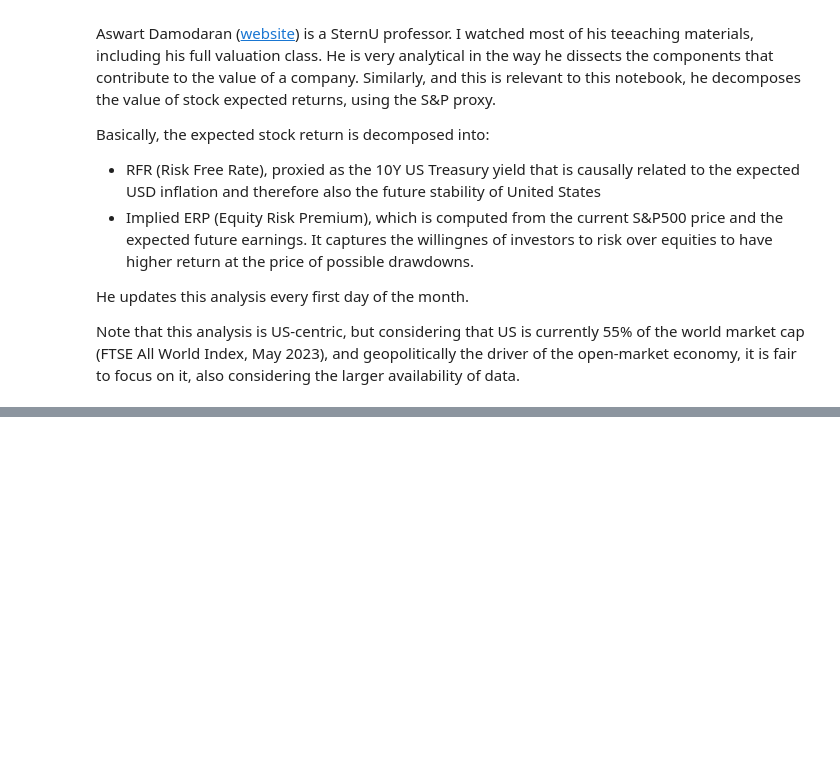
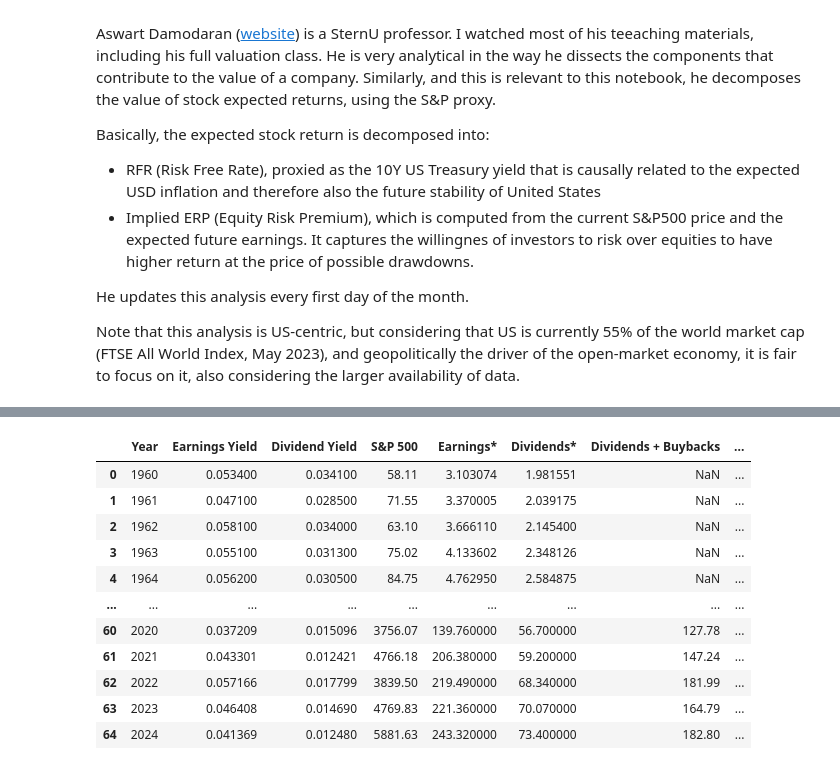
Before and after one commit to danieleongari/saturdaymorningdsprojects, a Jupyter notebook: 02_sp500_timing/1_damodaran_analysis.ipynb, the cells around one changed output, grey strips where cells are left out. Saved outputs shown, nothing was run; the diff lists cells and outputs as text; code cells hidden in the pictures; blank space fills up the shorter version.

```diff
--- a/02_sp500_timing/1_damodaran_analysis.ipynb
+++ b/02_sp500_timing/1_damodaran_analysis.ipynb
@@ -31,14 +32,22 @@ ssl._create_default_https_context = ssl._create_unverified_context # Needed to d
 # - monthly data, since September 2008
 url_yearly = "https://pages.stern.nyu.edu/~adamodar/pc/datasets/histimpl.xls"
 url_monthly = "https://pages.stern.nyu.edu/~adamodar/pc/implprem/ERPbymonth.xlsx"
+url_dayly_2008 = "https://pages.stern.nyu.edu/~adamodar/pc/blog/ERPbyDay2008Crisis.xlsx"
+url_dayly_covid = "https://pages.stern.nyu.edu/~adamodar/pc/blog/ERPbyDayCOVID.xlsx"
+url_dayly_tariff = "https://pages.stern.nyu.edu/~adamodar/pc/blog/TariffERPbyday.xlsx"
 
-LAST_YEAR = 2022 # Modify accordingly, to skip the part under the main table
+
+LAST_YEAR = datetime.now().year-1 # Modify accordingly, to skip the part under the main table
 dfy = (
     pd.read_excel(url_yearly, sheet_name="Historical Impl Premiums", skiprows=6, nrows=LAST_YEAR-1959)
 )
-
 dfm = (
     pd.read_excel(url_monthly, sheet_name="Historical ERP")
 )
+dfd = {
+    "2008": pd.read_excel(url_dayly_2008, sheet_name="Main Data", skiprows=2),
+    "COVID": pd.read_excel(url_dayly_covid, sheet_name="Raw Data", skiprows=0),
+    "TARIFF": pd.read_excel(url_dayly_tariff, sheet_name="Sheet1", skiprows=0)
+}
 # %% [output]
 Unknown extension is not supported and will be removed
@@ -45,3 +57,3 @@ Unknown extension is not supported and will be removed
 # %%
 # Checkpoint to reload original data if I mess up
-dfm_orig, dfy_orig = dfm.copy(), dfy.copy()
+dfm_orig, dfy_orig, dfd_orig = dfm.copy(), dfy.copy(), dfd.copy()
@@ -90,0 +60,80 @@ display(dfm)
+# %%
+# Clean data and make column names consistent
+dfy, dfm, dfd = dfy_orig.copy(), dfm_orig.copy(), dfd_orig.copy()
+
+# Identify for all: rERP, T.Bond Rate, S&P 500, rGROWTH (where r stand for reference)
+dfy = (
+    dfy
+    .assign(
+        Date=lambda x: pd.to_datetime((x["Year"]+1).astype(str)), # Date refers to the end of the year, so I will add 1 to convert it to the first day of the next year
+        rERP=lambda x: x["Implied ERP (FCFE)"],
+        rGROWTH=lambda x: x["Analyst Growth Estimate"],
+        )
+)
+display(dfy)
+dfm = (
+    dfm
+    .assign(
+        Date=lambda x: pd.to_datetime(x["Start of month"]),
+        rERP=lambda x: x["ERP (T12m)"],
+        rGROWTH=lambda x: x["Expected growth rate"],
+        )
+    .dropna(subset=["Date"])
+    .drop(index=192) # problemetic data
+)
+display(dfm)
+dfd = (
+    pd.concat([
+    (
+        dfd["2008"]
+        .assign(
+            Date=lambda x: pd.to_datetime(x["Date"]),
+            rERP=lambda x: x["Implied Premium"],
+            rGROWTH=lambda x: x["Earnings g- next 5 years"],
+        )
+        .assign(**{"T.Bond Rate": lambda x: x["10-yr Treasuries"]})
+    ),
+    (
+        dfd["COVID"]
+        .rename(columns={"ERP":"rERP"})
+        .assign(rGROWTH=pd.NA)
+        .assign(Date=lambda x: pd.to_datetime(x["Date"]))
+        .assign(**{"T.Bond Rate": lambda x: x["T. Bond Rate"]})
+    ),
+        dfd["TARIFF"]
+        .assign(
+            Date=lambda x: pd.to_datetime(x["Date"]),
+            rERP=lambda x: x["Implied ERP"],
+            rGROWTH=pd.NA
+        )
+        .assign(**{"T.Bond Rate": lambda x: x["T. Bond Rate"]})
+        .dropna(subset=["rERP"])
+    ])
+    # Now fill the dates in between to avoid straight lines in the plot
+    .set_index("Date")
+    .pipe(
+        lambda df: df.reindex(
+            pd.date_range(
+                start=df.index.min(),
+                end=df.index.max(),
+                freq="D"
+            )
+        )
+    )
+    .reset_index()
+    .rename(columns={"index": "Date"})
+)
+display(dfd[["Date", "rERP", "T.Bond Rate", "rGROWTH", "S&P 500"]])
+# %% [output]
+|  | Year | Earnings Yield | Dividend Yield | S&P 500 | Earnings* | Dividends* | Dividends + Buybacks | ... |
+| 0 | 1960 | 0.053400 | 0.034100 | 58.11 | 3.103074 | 1.981551 | NaN | ... |
+| 1 | 1961 | 0.047100 | 0.028500 | 71.55 | 3.370005 | 2.039175 | NaN | ... |
+| 2 | 1962 | 0.058100 | 0.034000 | 63.10 | 3.666110 | 2.145400 | NaN | ... |
+| 3 | 1963 | 0.055100 | 0.031300 | 75.02 | 4.133602 | 2.348126 | NaN | ... |
+| 4 | 1964 | 0.056200 | 0.030500 | 84.75 | 4.762950 | 2.584875 | NaN | ... |
+| ... | ... | ... | ... | ... | ... | ... | ... | ... |
+| 60 | 2020 | 0.037209 | 0.015096 | 3756.07 | 139.760000 | 56.700000 | 127.78 | ... |
+| 61 | 2021 | 0.043301 | 0.012421 | 4766.18 | 206.380000 | 59.200000 | 147.24 | ... |
+| 62 | 2022 | 0.057166 | 0.017799 | 3839.50 | 219.490000 | 68.340000 | 181.99 | ... |
+| 63 | 2023 | 0.046408 | 0.014690 | 4769.83 | 221.360000 | 70.070000 | 164.79 | ... |
+| 64 | 2024 | 0.041369 | 0.012480 | 5881.63 | 243.320000 | 73.400000 | 182.80 | ... |
```
Also changed, not shown: parts of 6 cells of this notebook.
